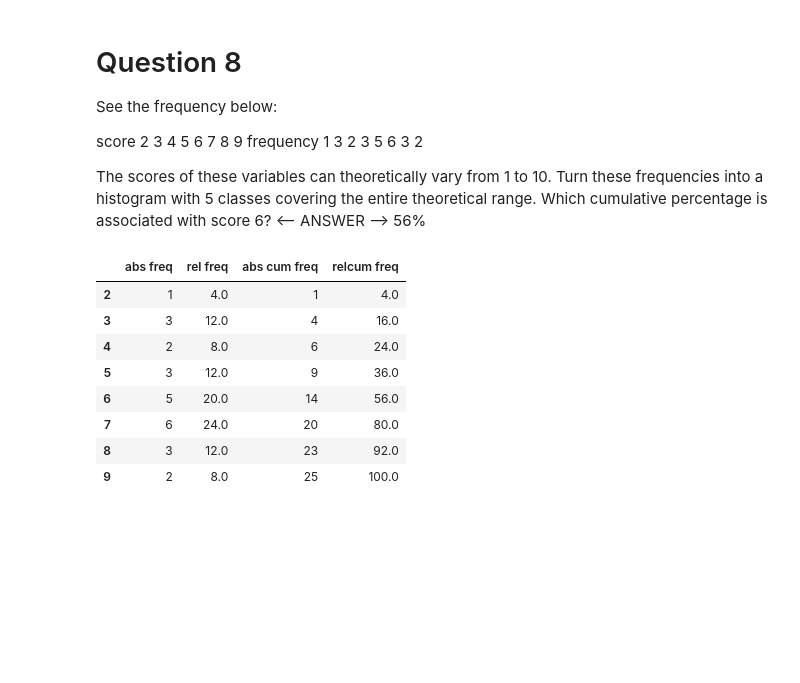
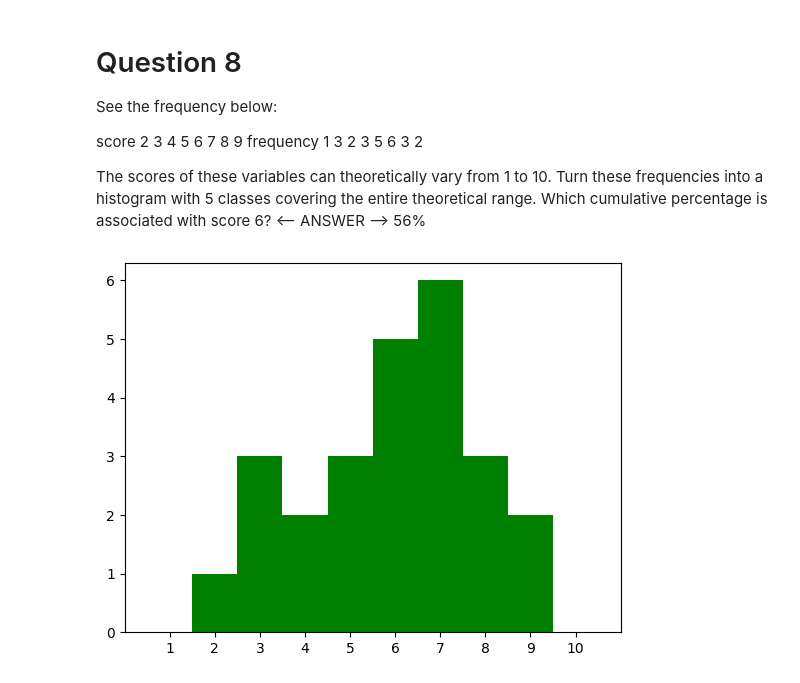
Before and after one commit to DUCU1/DataAndAI, a Jupyter notebook: Code/Week4/Exercises-4a.ipynb, the cells around one changed output. Saved outputs shown, nothing was run; the diff lists cells and outputs as text; code cells hidden in the pictures; blank space fills up the shorter version.

```diff
--- a/Code/Week4/Exercises-4a.ipynb
+++ b/Code/Week4/Exercises-4a.ipynb
@@ -127,21 +127,10 @@ Which cumulative percentage is associated with score 6?
 56%
 # %%
 score = range(1,11,1)
-frequencies = [1,3,2,3,5,6,3,2]
-# plt.figure()
-# plt.axes().set_xticks(score)
-# plt.bar(score, frequencies, 1.0, color='g')
-# plt.show()
-
-score = [2,3,4,5,6,7,8,9]
-display(all_freq(make_series_from_freq_tb(score, frequencies)))
+frequencies = [0,1,3,2,3,5,6,3,2,0]
+plt.figure()
+plt.axes().set_xticks(score)
+plt.bar(score, frequencies, 1.0, color='g')
+plt.show()
 # %% [output]
-|  | abs freq | rel freq | abs cum freq | relcum freq |
-| 2 | 1 | 4.0 | 1 | 4.0 |
-| 3 | 3 | 12.0 | 4 | 16.0 |
-| 4 | 2 | 8.0 | 6 | 24.0 |
-| 5 | 3 | 12.0 | 9 | 36.0 |
-| 6 | 5 | 20.0 | 14 | 56.0 |
-| 7 | 6 | 24.0 | 20 | 80.0 |
-| 8 | 3 | 12.0 | 23 | 92.0 |
-| 9 | 2 | 8.0 | 25 | 100.0 |
+[figure, added]
```
Also changed, not shown: parts of 3 cells of this notebook, 5 other files.
